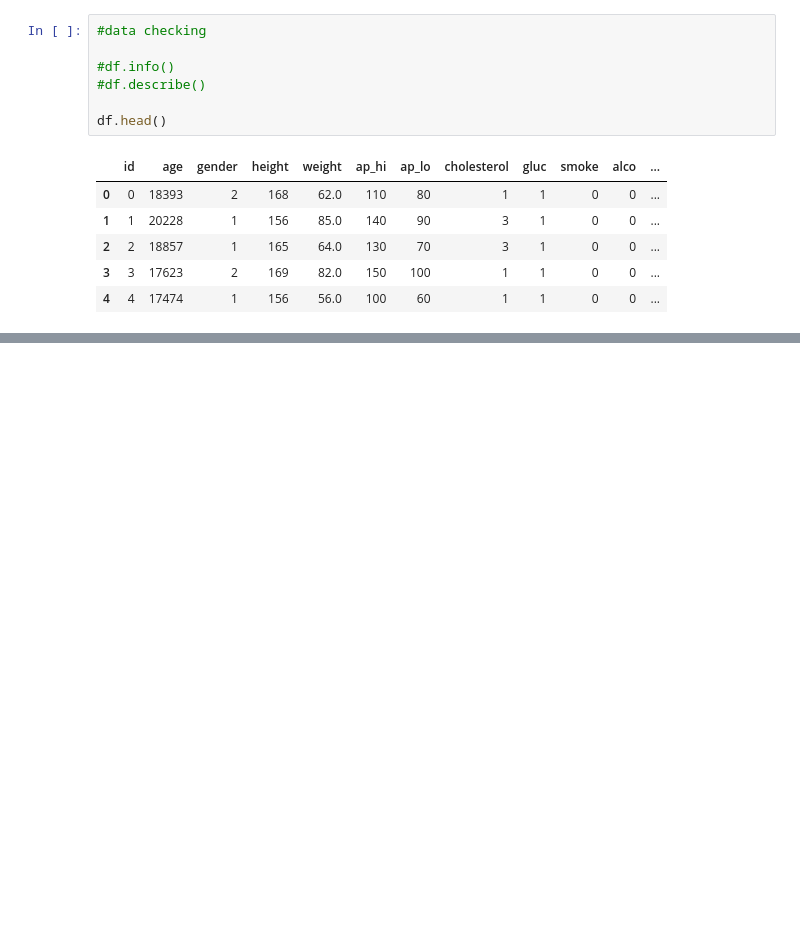
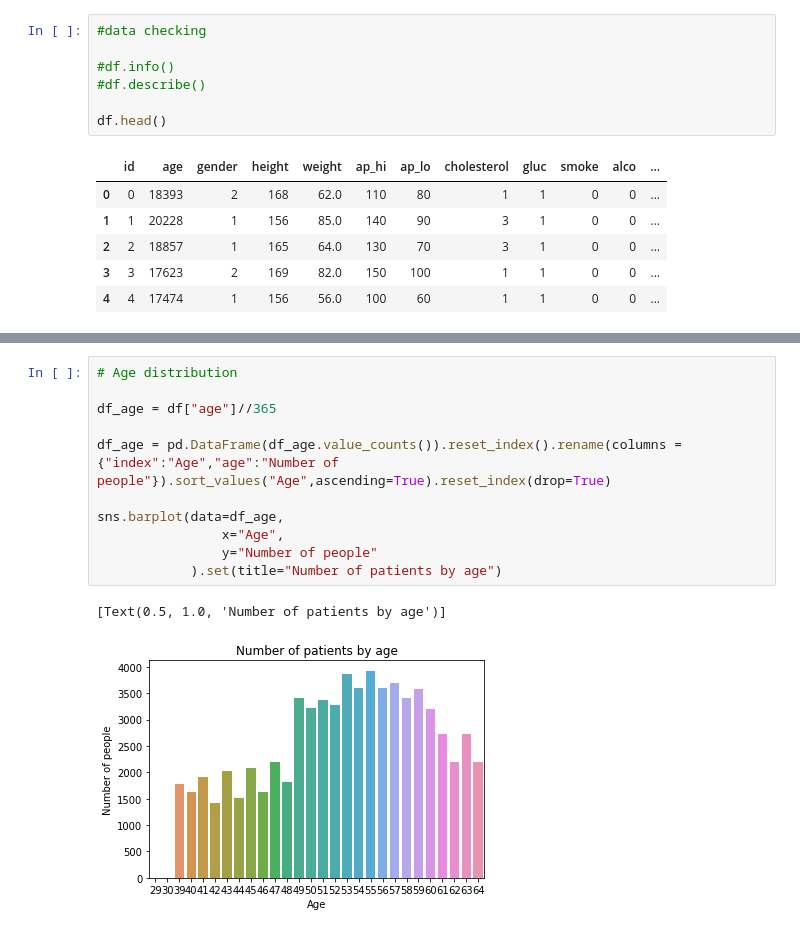
Before and after one commit to SamiFatmi/Machine-Learning-SAMI-FATMI, a Jupyter notebook: Labs/2-Disease_prediction.ipynb, the cells around one changed output, grey strips where cells are left out. Saved outputs shown, nothing was run; the diff lists cells and outputs as text; blank space fills up the shorter version.

```diff
--- a/Labs/2-Disease_prediction.ipynb
+++ b/Labs/2-Disease_prediction.ipynb
@@ -26,0 +53,14 @@ df.head()
+# %%
+# Age distribution
+
+df_age = df["age"]//365
+
+df_age = pd.DataFrame(df_age.value_counts()).reset_index().rename(columns = {"index":"Age","age":"Number of people"}).sort_values("Age",ascending=True).reset_index(drop=True)
+
+sns.barplot(data=df_age,
+                x="Age",
+                y="Number of people"
+            ).set(title="Number of patients by age")
+# %% [output]
+[Text(0.5, 1.0, 'Number of patients by age')]
+[figure, added]
```
Also changed, not shown: parts of 13 cells of this notebook, 1 other file.
